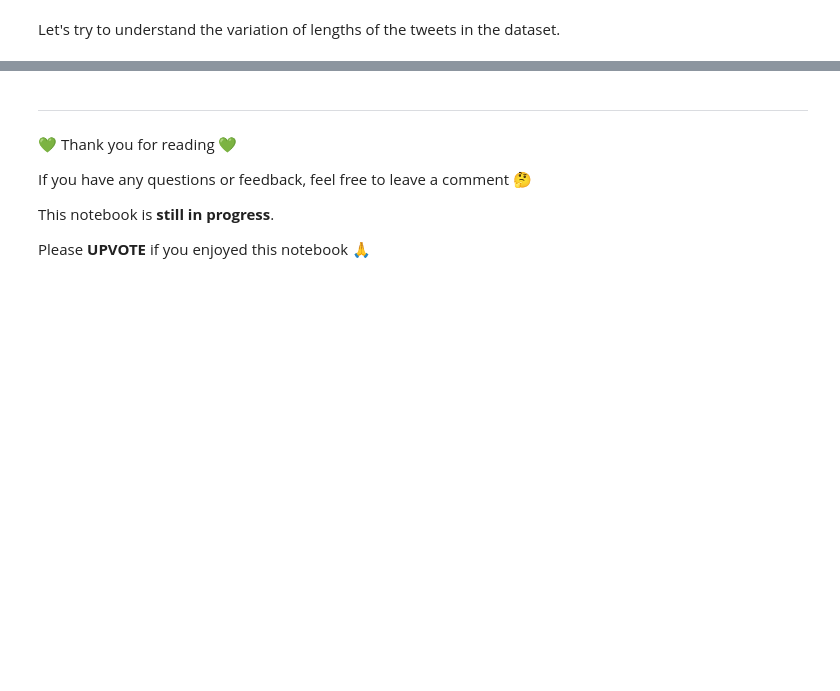
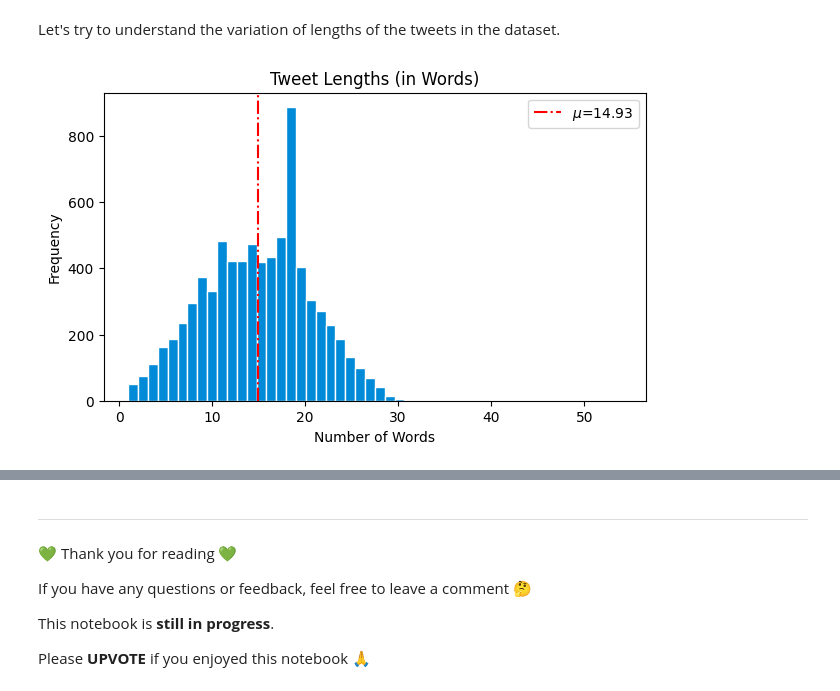
Before and after one commit to PeeteKeesel/kaggle-verse, a Jupyter notebook: competition-nlp-with-disaster-tweets.ipynb, the cells around one changed output, grey strips where cells are left out. Saved outputs shown, nothing was run; the diff lists cells and outputs as text; code cells hidden in the pictures; blank space fills up the shorter version.

```diff
--- a/competition-nlp-with-disaster-tweets.ipynb
+++ b/competition-nlp-with-disaster-tweets.ipynb
@@ -80 +104,21 @@ Let's try to understand the variation of lengths of the tweets in the dataset.
+# %%
+# ------------------------- #
+# Length of tweets in words #
+# ------------------------- #
+
+avg_length = np.mean(tweets['word_count'] )
+
+plt.figure(figsize=(7, 4))
+plt.hist(tweets['word_count'], bins=50, color=TWITTER_BLUE, edgecolor='white');
+# sns.histplot(data=tweets, x='word_count', bins=50, kde=True, color=TWITTER_BLUE)
+
+plt.axvline(avg_length, color='red', linestyle='-.', label=f'$\mu$={avg_length:.2f}')
+plt.xlabel('Number of Words')
+plt.ylabel('Frequency')
+plt.legend()
+plt.title('Tweet Lengths (in Words)', fontsize=12)
+
+plt.show()
+# %% [output]
+[figure, added]
 # %%
```
Also changed, not shown: parts of 27 cells of this notebook.
